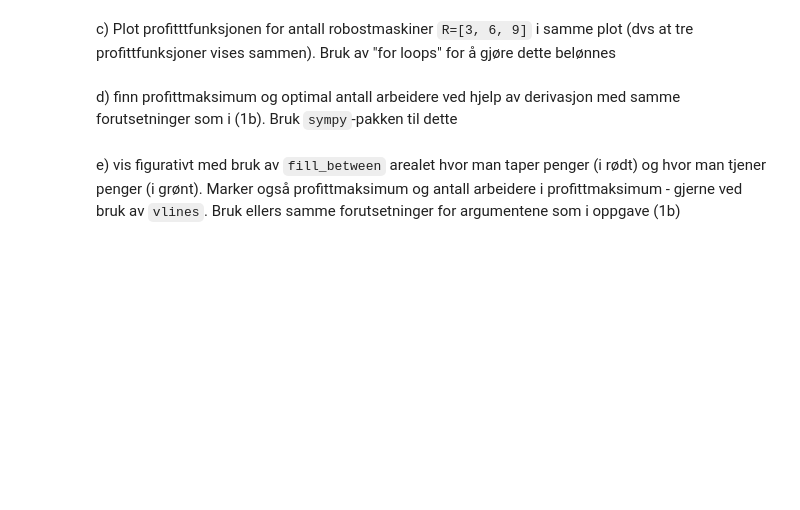
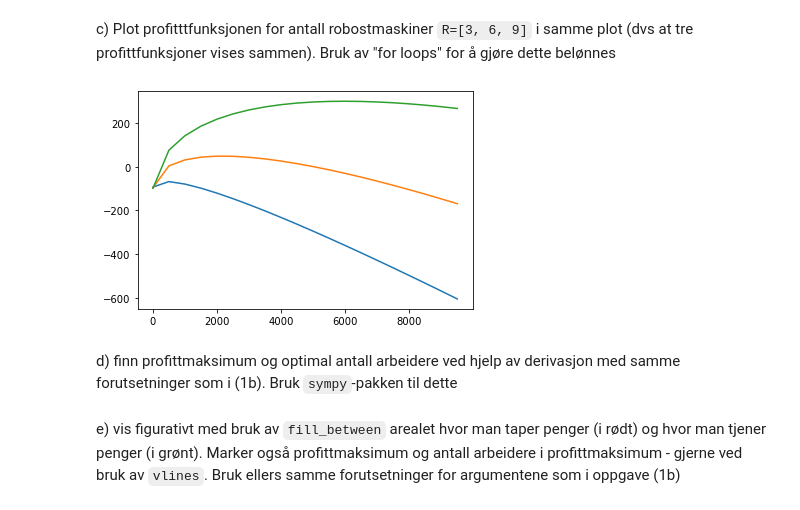
Before and after one commit to Danieljoha/Sok1003-mappeoppgave2, a Jupyter notebook: Mappe 2_oppgaver.ipynb, the cells around one changed output. Drawn from its saved outputs; the diff is of its cells as text; code cells hidden in the pictures; blank space fills up the shorter version.

```diff
--- a/Mappe 2_oppgaver.ipynb
+++ b/Mappe 2_oppgaver.ipynb
@@ -209,4 +237,11 @@ Anta `a=0.6`,`R=6`, `p=300 000`, `w=100 000`, `c= 1 000 000` og `K=90 000 000`.
 # %% [markdown]
 c) Plot profitttfunksjonen for antall robostmaskiner `R=[3, 6, 9]` i samme plot (dvs at tre profittfunksjoner vises sammen). Bruk av "for loops" for å gjøre dette belønnes
+# %%
+R=[3,6,9]                  #Lager liste for R
+
+for i in R:                #for loop for R listen, plotter
+    plt.plot(L, profittfunksjon(L,a,i,p,w,c,K), label='R{}'.format(i))
+# %% [output]
+[figure, added]
 # %% [markdown]
 d) finn profittmaksimum og optimal antall arbeidere ved hjelp av derivasjon med samme forutsetninger som i (1b). Bruk `sympy`-pakken til dette
```
Also changed, not shown: parts of 3 cells of this notebook.
